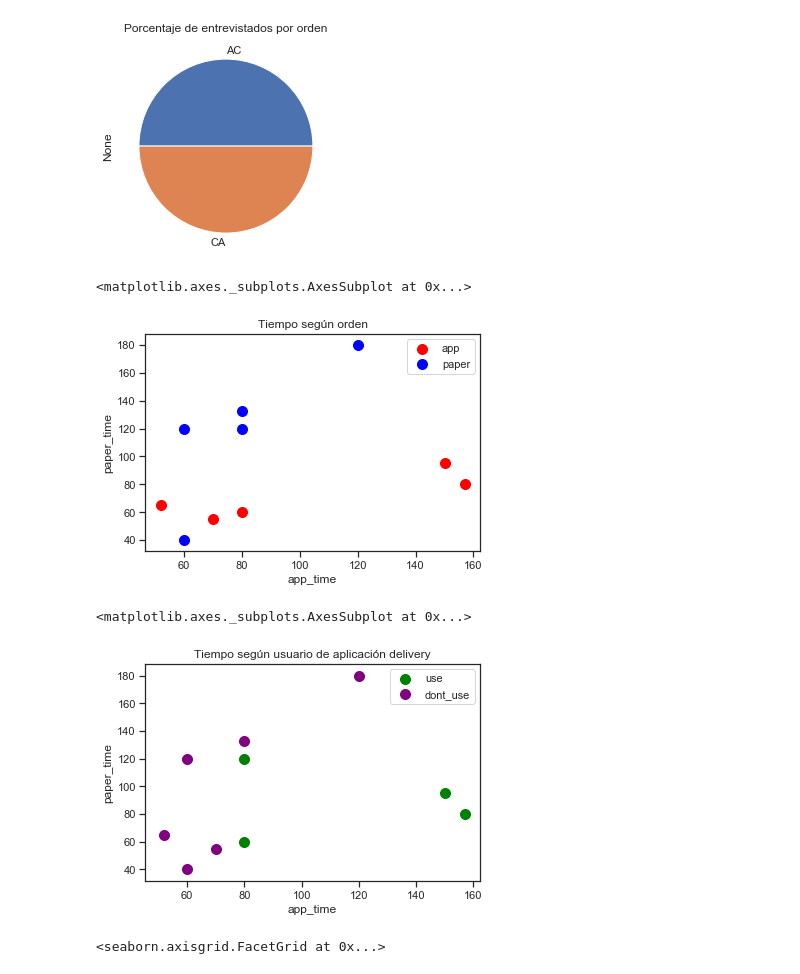
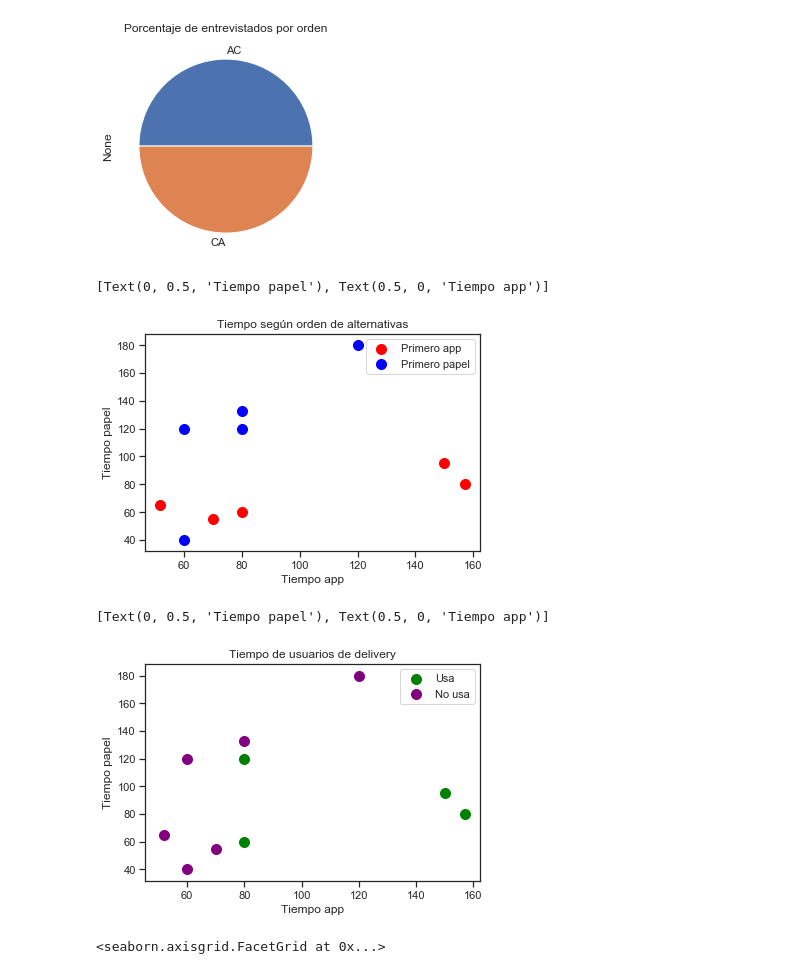
Before and after one commit to alefherrera/my-order-data, a Jupyter notebook: notebook.ipynb, the cells around one changed output. Saved outputs shown, nothing was run; the diff lists cells and outputs as text; code cells hidden in the pictures.

```diff
--- a/notebook.ipynb
+++ b/notebook.ipynb
@@ -143,19 +144,21 @@ df.groupby("order").size().plot.pie(title="Porcentaje de entrevistados por orden
 # %%
 app = df[df["order"] == "AC"]
 paper = df[df["order"] == "CA"]
-ax = app.plot.scatter(x="app_time", y="paper_time", color="red", label="app", s=100)
-paper.plot.scatter(x="app_time", y="paper_time", color="blue", label="paper", s=100, ax=ax, title="Tiempo según orden")
+ax = app.plot.scatter(x="app_time", y="paper_time", color="red", label="Primero app", s=100)
+plot = paper.plot.scatter(x="app_time", y="paper_time", color="blue", label="Primero papel", s=100, ax=ax, title="Tiempo según orden de alternativas")
+plot.set(xlabel="Tiempo app", ylabel="Tiempo papel")
 # %% [output]
-<matplotlib.axes._subplots.AxesSubplot at 0x...>
+[Text(0, 0.5, 'Tiempo papel'), Text(0.5, 0, 'Tiempo app')]
-[figure, old version]
+[figure, new version]
 # %%
 use = df[df["use_delivery2"] == True]
 no_use = df[df["use_delivery2"] == False]
-ax = use.plot.scatter(x="app_time", y="paper_time", color="green", label="use", s=100)
-no_use.plot.scatter(x="app_time", y="paper_time", color="purple", label="dont_use", s=100, ax=ax, title="Tiempo según usuario de aplicación delivery")
+ax = use.plot.scatter(x="app_time", y="paper_time", color="green", label="Usa", s=100)
+plot = no_use.plot.scatter(x="app_time", y="paper_time", color="purple", label="No usa", s=100, ax=ax, title="Tiempo de usuarios de delivery")
+plot.set(xlabel="Tiempo app", ylabel="Tiempo papel")
 # %% [output]
-<matplotlib.axes._subplots.AxesSubplot at 0x...>
+[Text(0, 0.5, 'Tiempo papel'), Text(0.5, 0, 'Tiempo app')]
-[figure, old version]
+[figure, new version]
 # %%
 fg = sns.FacetGrid(data=df, hue='profession', palette="bright", aspect=1.8)
 fg.map(pyplot.scatter, 'app_time', 'paper_time').add_legend()
```
Also changed, not shown: parts of 3 cells of this notebook.
